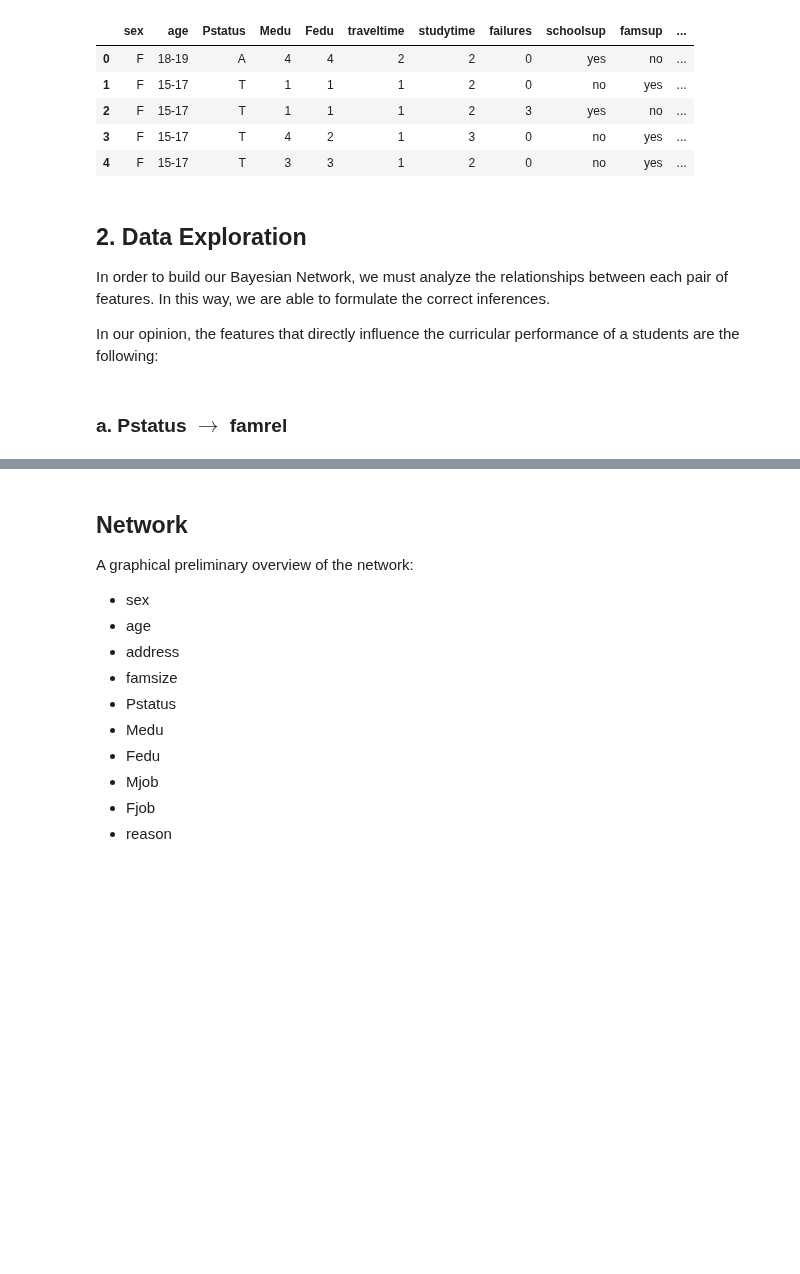
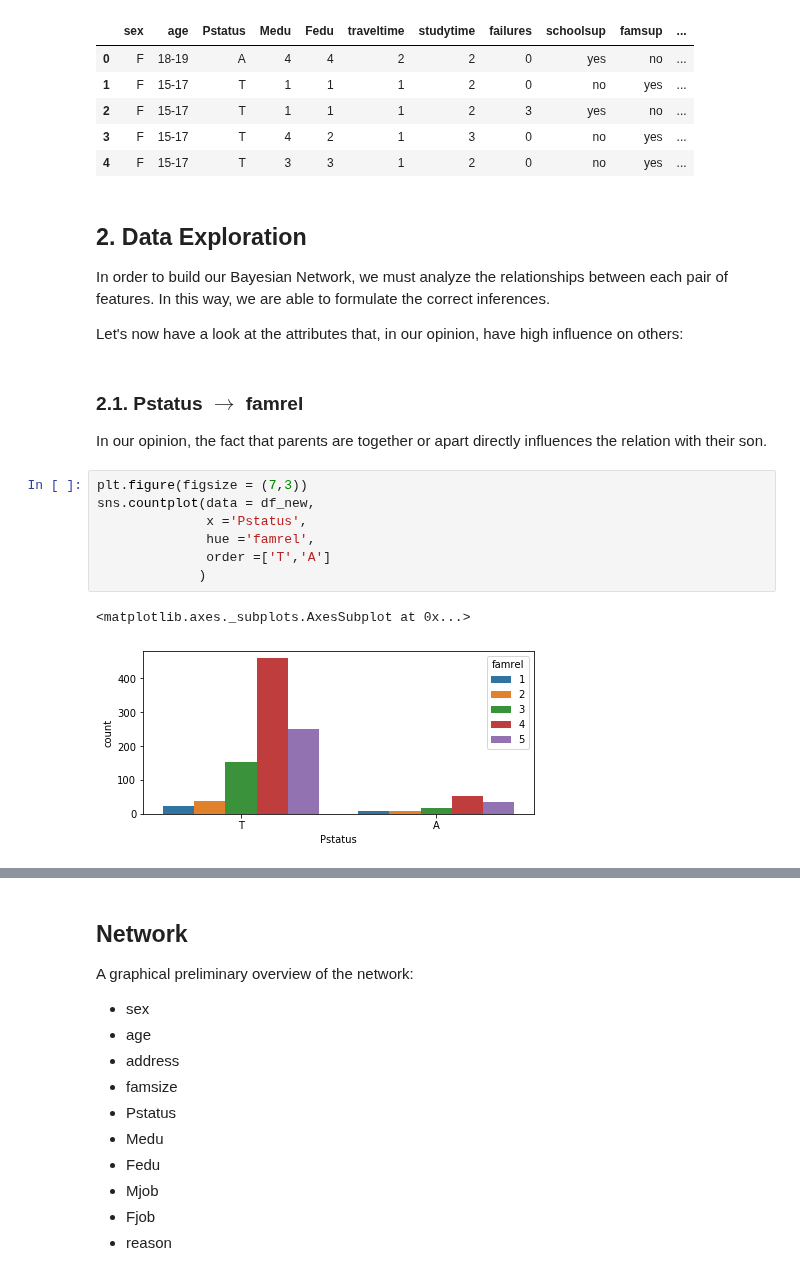
Before and after one commit to Mikalb98/StudentAnalysis-BayesianNetwork, a Jupyter notebook: Bayesian Model.ipynb, the cells around one changed output, grey strips where cells are left out. Cells and saved outputs as stored; diff of their text form; blank space fills up the shorter version.

```diff
--- a/Bayesian Model.ipynb
+++ b/Bayesian Model.ipynb
@@ -546,7 +546,18 @@ Representation of the first five individuals of the dataset:
 
 In order to build our Bayesian Network, we must analyze the relationships between each pair of features. In this way, we are able to formulate the correct inferences.
 
-
-In our opinion, the features that directly influence the curricular performance of a students are the following:
+Let's now have a look at the attributes that, in our opinion, have high influence on others:
 # %% [markdown]
-### a. Pstatus $\rightarrow$ famrel
+### 2.1. Pstatus $\rightarrow$ famrel
+
+In our opinion, the fact that parents are together or apart directly influences the relation with their son.
+# %%
+plt.figure(figsize = (7,3))
+sns.countplot(data = df_new,
+              x ='Pstatus',
+              hue ='famrel',
+              order =['T','A']
+             )
+# %% [output]
+<matplotlib.axes._subplots.AxesSubplot at 0x...>
+[figure, added]
```
Also changed, not shown: parts of 42 cells of this notebook.
